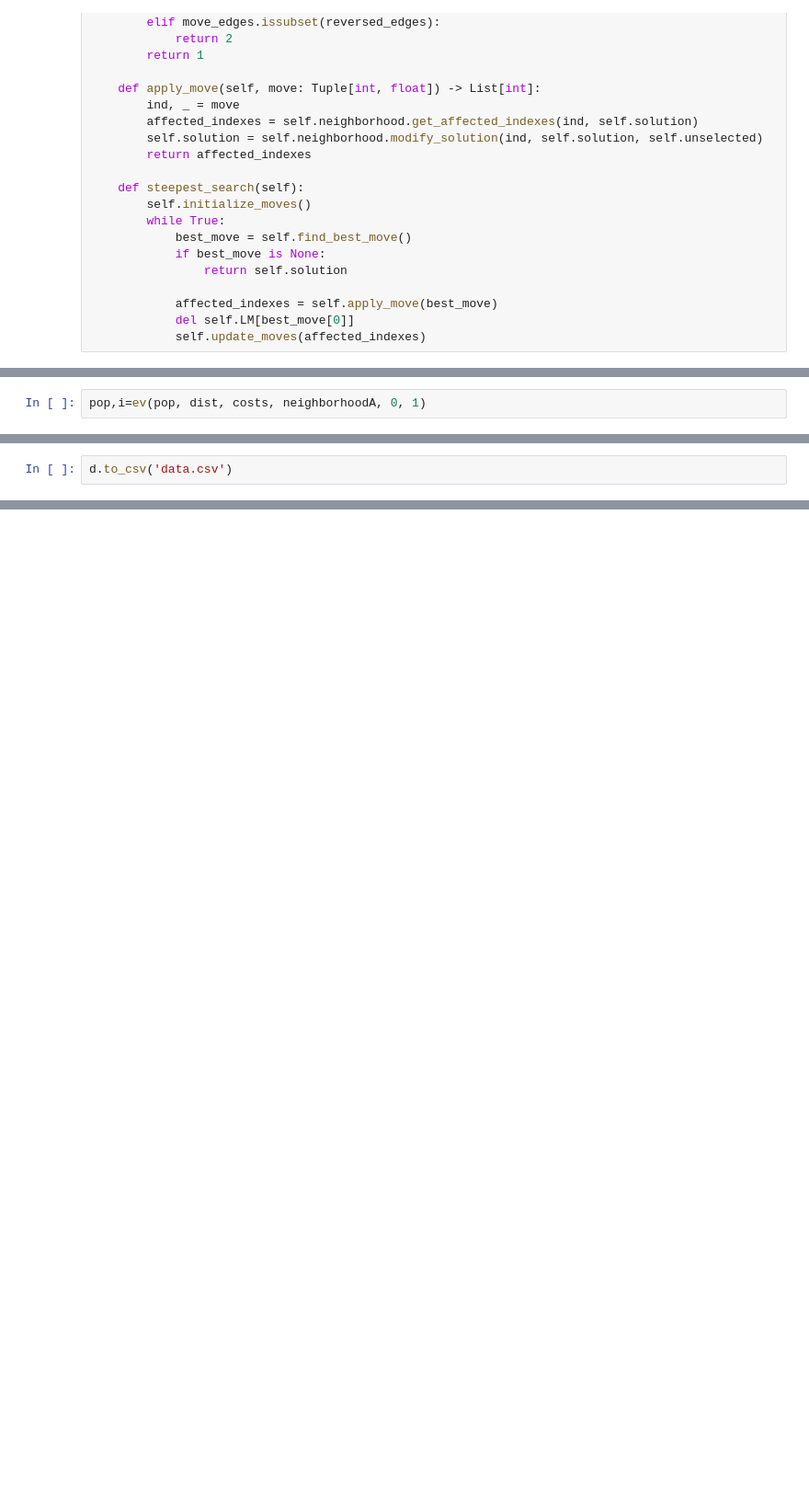
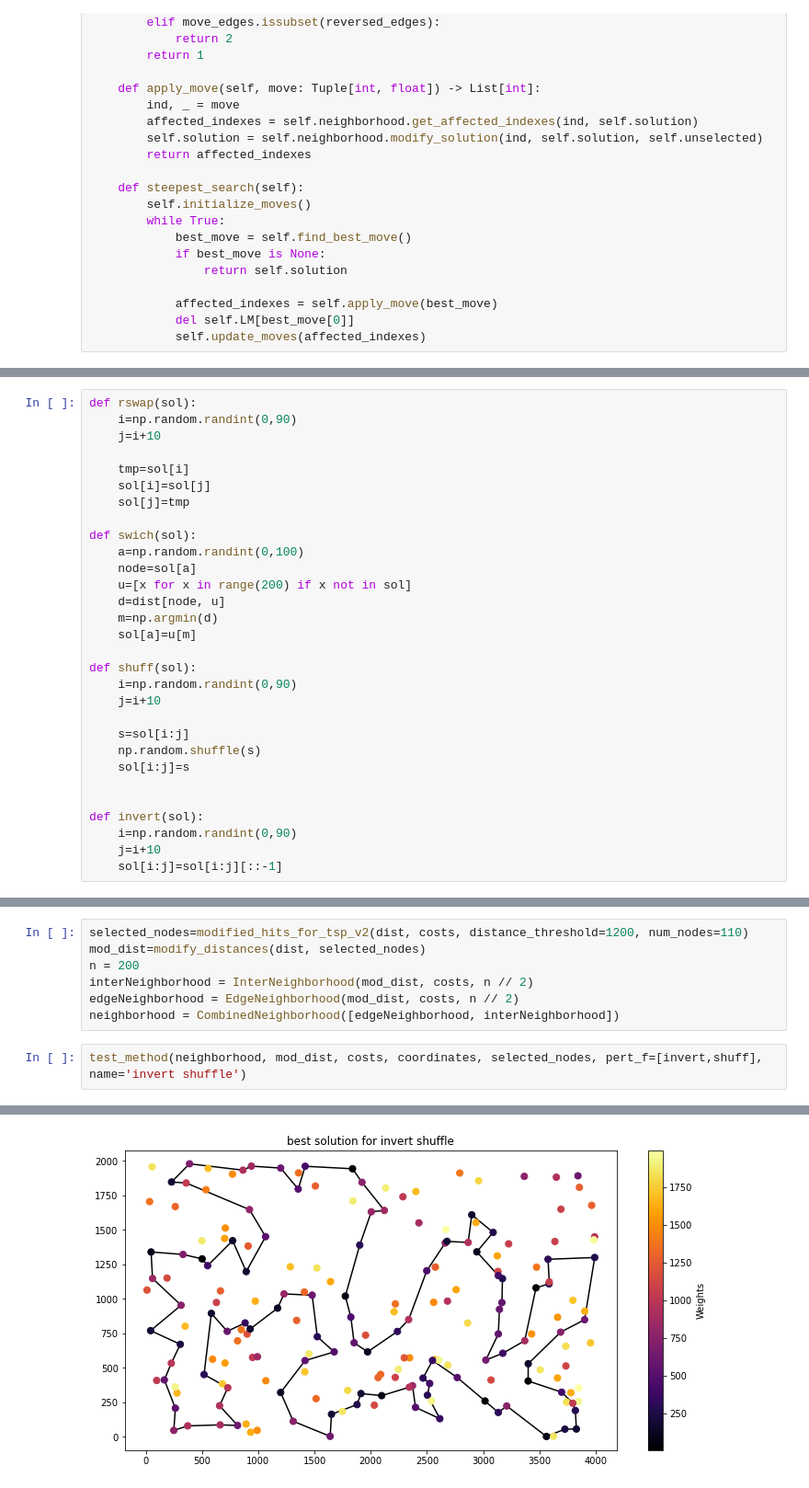
Before and after one commit to krzysztof-m-w/evolutionary_computation, a Jupyter notebook: lab10/ec10.ipynb, the cells around one changed output, grey strips where cells are left out. Shown at 92% size. Drawn from its saved outputs; the diff is of its cells as text; blank space fills up the shorter version.

```diff
--- a/lab10/ec10.ipynb
+++ b/lab10/ec10.ipynb
@@ -660,2 +294,0 @@ def ev(start_pop, dit, coss,neighborhoo, repair, ls):
-# %%
-pop,i=ev(pop, dist, costs, neighborhoodA, 0, 1)
@@ -703,0 +352,30 @@ plot_solution(pop[0], coordinates, costs, '')
+# %%
+def rswap(sol):
+    i=np.random.randint(0,90)
+    j=i+10
+
+    tmp=sol[i]
+    sol[i]=sol[j]
+    sol[j]=tmp
+
+def swich(sol):
+    a=np.random.randint(0,100)
+    node=sol[a]
+    u=[x for x in range(200) if x not in sol]
+    d=dist[node, u]
+    m=np.argmin(d)
+    sol[a]=u[m]
+
+def shuff(sol):
+    i=np.random.randint(0,90)
+    j=i+10
+
+    s=sol[i:j]
+    np.random.shuffle(s)
+    sol[i:j]=s
+
+
+def invert(sol):
+    i=np.random.randint(0,90)
+    j=i+10
+    sol[i:j]=sol[i:j][::-1]
@@ -793,2 +482,10 @@ d.head()
-# %%
-d.to_csv('data.csv')
+# %%
+selected_nodes=modified_hits_for_tsp_v2(dist, costs, distance_threshold=1200, num_nodes=110)
+mod_dist=modify_distances(dist, selected_nodes)
+n = 200
+interNeighborhood = InterNeighborhood(mod_dist, costs, n // 2)
+edgeNeighborhood = EdgeNeighborhood(mod_dist, costs, n // 2)
+neighborhood = CombinedNeighborhood([edgeNeighborhood, interNeighborhood])
+# %%
+test_method(neighborhood, mod_dist, costs, coordinates, selected_nodes, pert_f=[invert,shuff], name='invert shuffle')
+# %% [output]
@@ -794,0 +496 @@ d.to_csv('data.csv')
+[figure, added]
```
Also changed, not shown: parts of 26 cells of this notebook.
